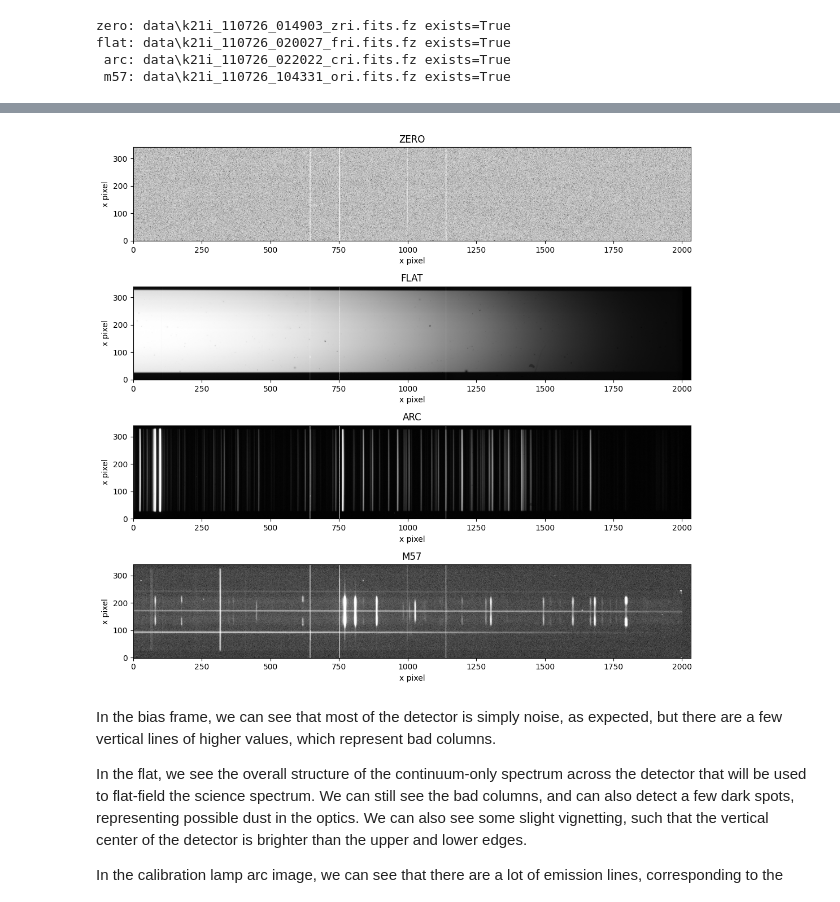
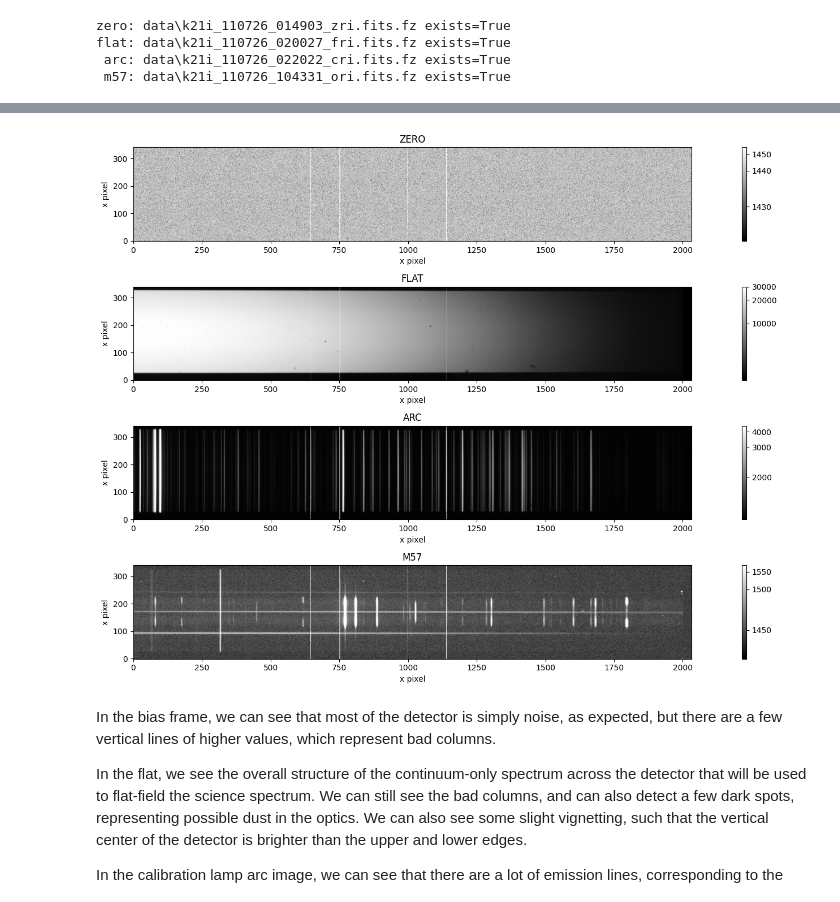
Before and after one commit to oliviergilbertastro/UMich, a Jupyter notebook: ASTRO501/hw4b/HW4b_v3.ipynb, the cells around one changed output, grey strips where cells are left out. Saved outputs shown, nothing was run; the diff lists cells and outputs as text; code cells hidden in the pictures.

```diff
--- a/ASTRO501/hw4b/HW4b_v3.ipynb
+++ b/ASTRO501/hw4b/HW4b_v3.ipynb
@@ -94,30 +94,31 @@ Before doing any analysis, inspect the raw files carefully.
 # %%
 # P1
 from astropy.visualization import simple_norm
 
 fig, axes = plt.subplots(4,1, figsize=(18, 10))
 
 images = {}
 
 for ax, (key, path) in zip(axes, FILES.items()):
     with fits.open(path) as hdul:
         # Try primary HDU first, otherwise fallback to first extension
         data = hdul[0].data
         if data is None:
             data = hdul[1].data
 
     images[key] = data
 
     norm = simple_norm(data, stretch='asinh', percent=98.5)
     im = ax.imshow(data, norm=norm, cmap='gray')
     ax.set_title(key.upper())
     ax.set_xlabel("x pixel")
     ax.set_ylabel("x pixel")
+    plt.colorbar(im, ax=ax)
 
 plt.tight_layout()
 plt.show()
 # %% [output]
-[figure, old version]
+[figure, new version]
 # %% [markdown]
 In the bias frame, we can see that most of the detector is simply noise, as expected, but there are a few vertical lines of higher values, which represent bad columns.
 
```
Also changed, not shown: parts of 2 cells of this notebook, 1 other file.
